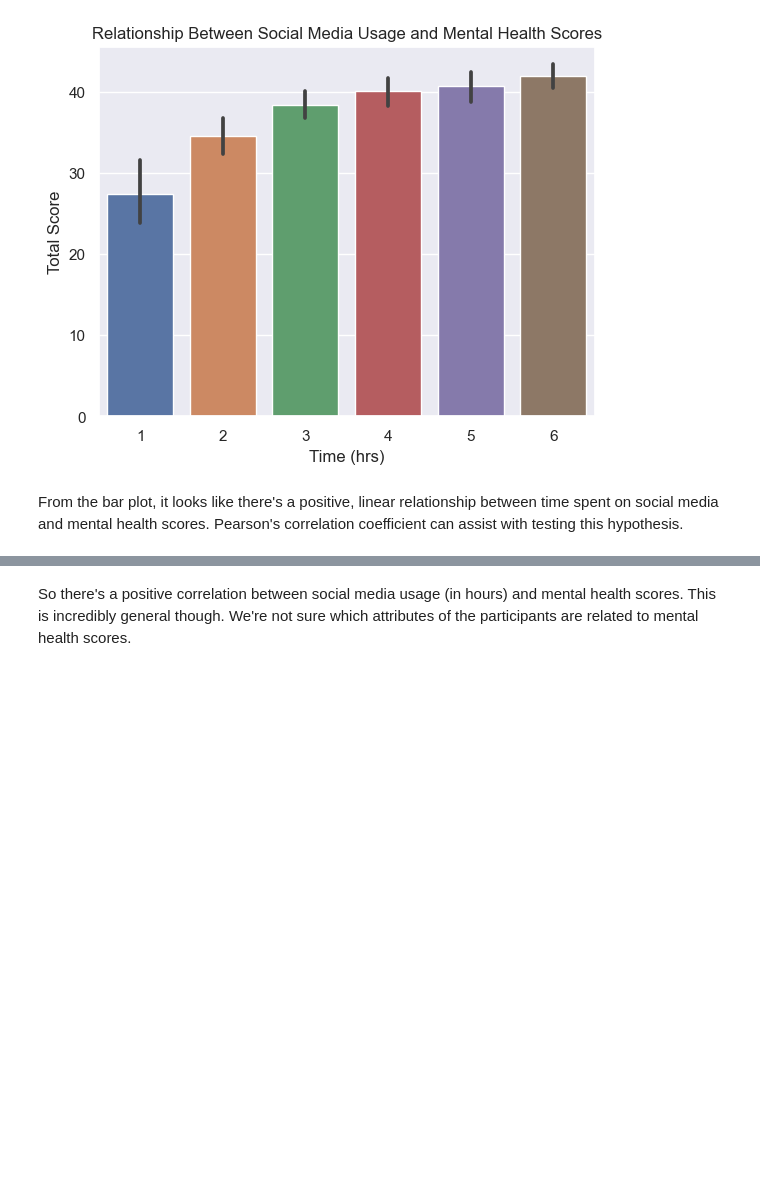
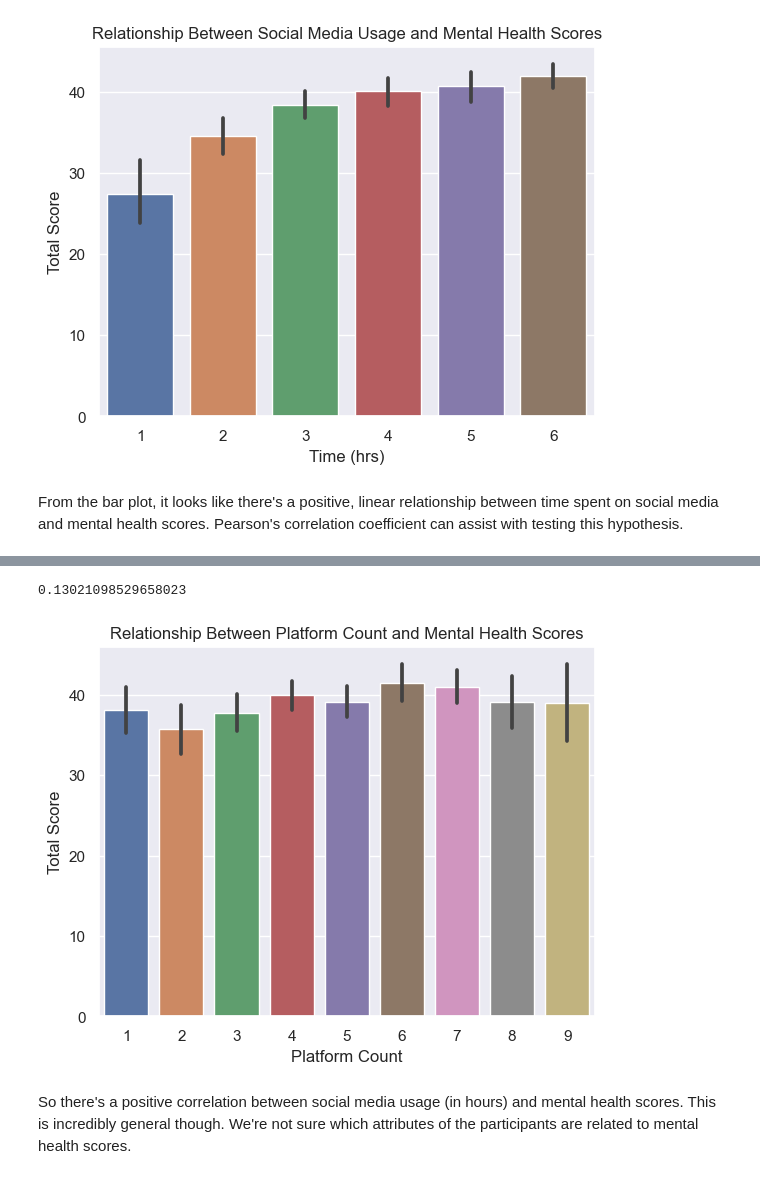
Before and after one commit to allygee/smmh_project, a Jupyter notebook: Social Media Mental Heallth Notebook.ipynb, the cells around one changed output, grey strips where cells are left out. Cells and saved outputs as stored; diff of their text form; code cells hidden in the pictures; blank space fills up the shorter version.

```diff
--- a/Social Media Mental Heallth Notebook.ipynb
+++ b/Social Media Mental Heallth Notebook.ipynb
@@ -382,3 +406,14 @@ pcoeff.statistic #test statistic indicates a positive, linear relationship (r=0.
+# %%
+sns.barplot(
+    data=data, x=data['Platform Count'], y=data['Total Score']).set(
+        title='Relationship Between Platform Count and Mental Health Scores')
+
+pcoeff = stats.pearsonr(data['Platform Count'],
+                        data['Total Score'])
+pcoeff.statistic #test statistic indicates a weak, positive, linear relationship.
+# %% [output]
+0.13021098529658023
+[figure, added]
 # %% [markdown]
 So there's a positive correlation between social media usage (in hours) and mental health scores. This is incredibly general though. We're not sure which attributes of the participants are related to mental health scores.
 # %% [markdown]
```
Also changed, not shown: parts of 12 cells of this notebook.
